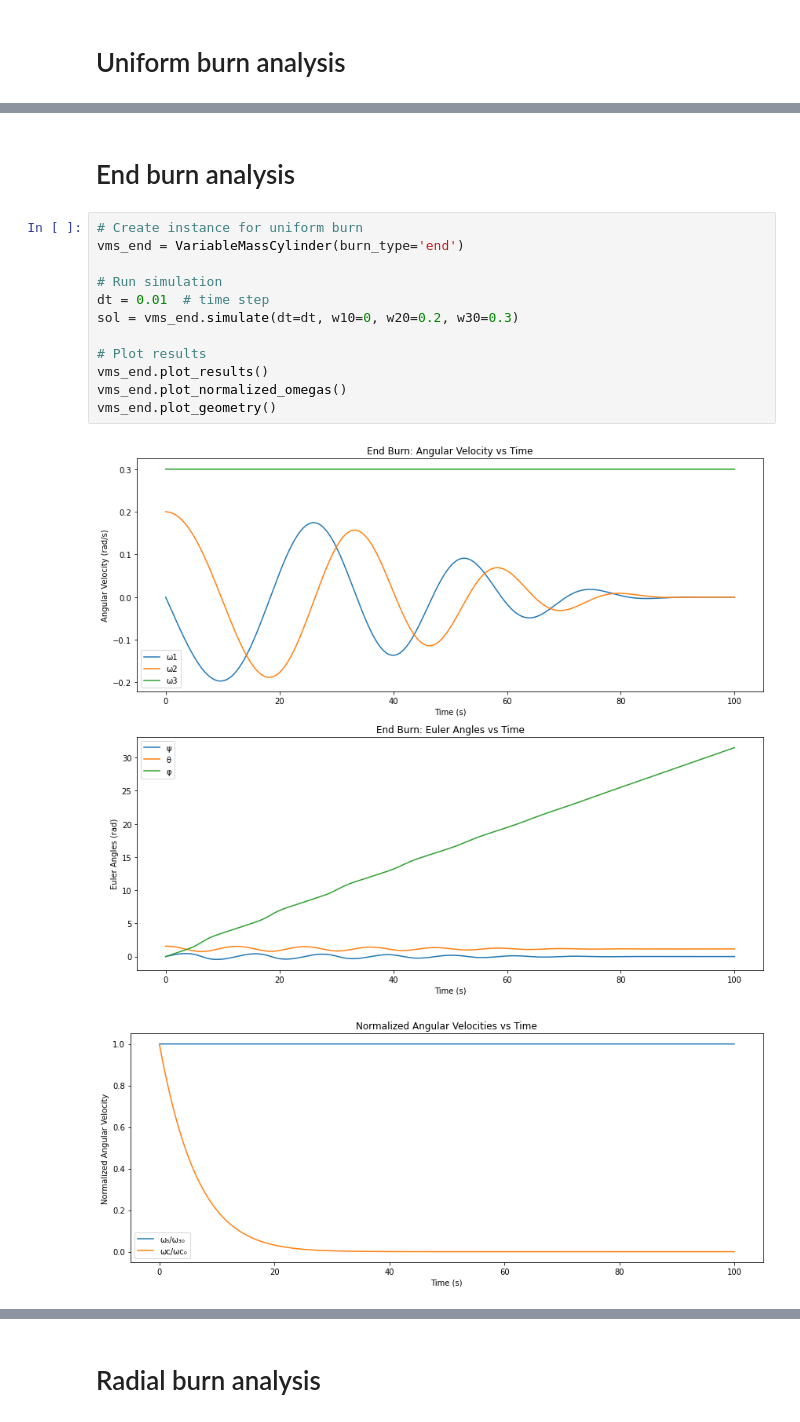
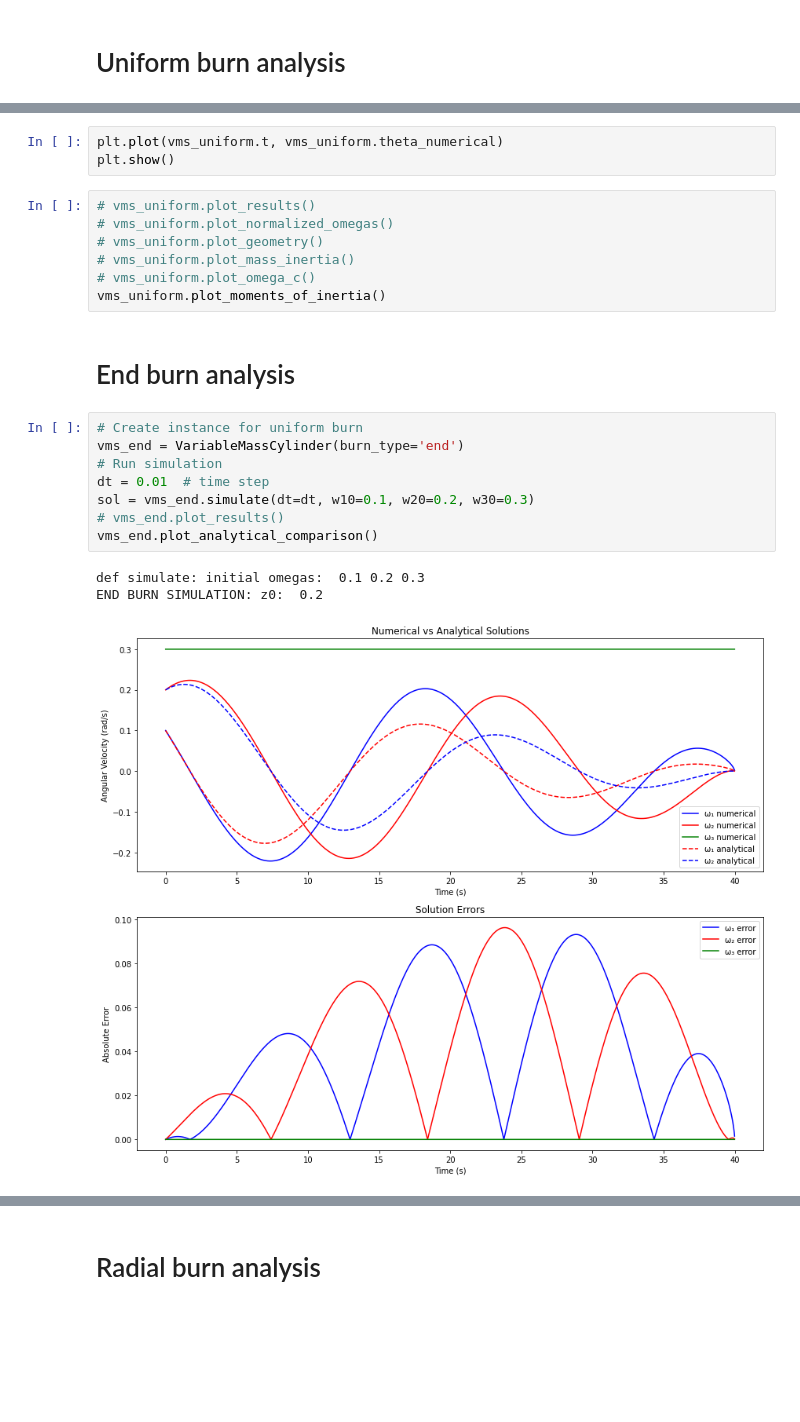
Before and after one commit to angadhn/variable-mass-systems-book, a Jupyter notebook: analysis_of_euler.ipynb, the cells around one changed output, grey strips where cells are left out. Saved outputs shown, nothing was run; the diff lists cells and outputs as text; blank space fills up the shorter version.

```diff
--- a/analysis_of_euler.ipynb
+++ b/analysis_of_euler.ipynb
@@ -663,17 +1759,24 @@ vms_uniform.plot_analytical_comparison()
+# %%
+plt.plot(vms_uniform.t, vms_uniform.theta_numerical)
+plt.show()
+# %%
+# vms_uniform.plot_results()
+# vms_uniform.plot_normalized_omegas()
+# vms_uniform.plot_geometry()
+# vms_uniform.plot_mass_inertia()
+# vms_uniform.plot_omega_c()
+vms_uniform.plot_moments_of_inertia()
 # %% [markdown]
 # End burn analysis
 # %%
 # Create instance for uniform burn
 vms_end = VariableMassCylinder(burn_type='end')
-
 # Run simulation
 dt = 0.01  # time step
-sol = vms_end.simulate(dt=dt, w10=0, w20=0.2, w30=0.3)
-
-# Plot results
-vms_end.plot_results()
-vms_end.plot_normalized_omegas()
-vms_end.plot_geometry()
+sol = vms_end.simulate(dt=dt, w10=0.1, w20=0.2, w30=0.3)
+# vms_end.plot_results()
+vms_end.plot_analytical_comparison()
 # %% [output]
+def simulate: initial omegas:  0.1 0.2 0.3
+END BURN SIMULATION: z0:  0.2
-[figure, old version]
+[figure, new version]
-[figure, removed]
```
Also changed, not shown: parts of 36 cells of this notebook, 5 other files.
